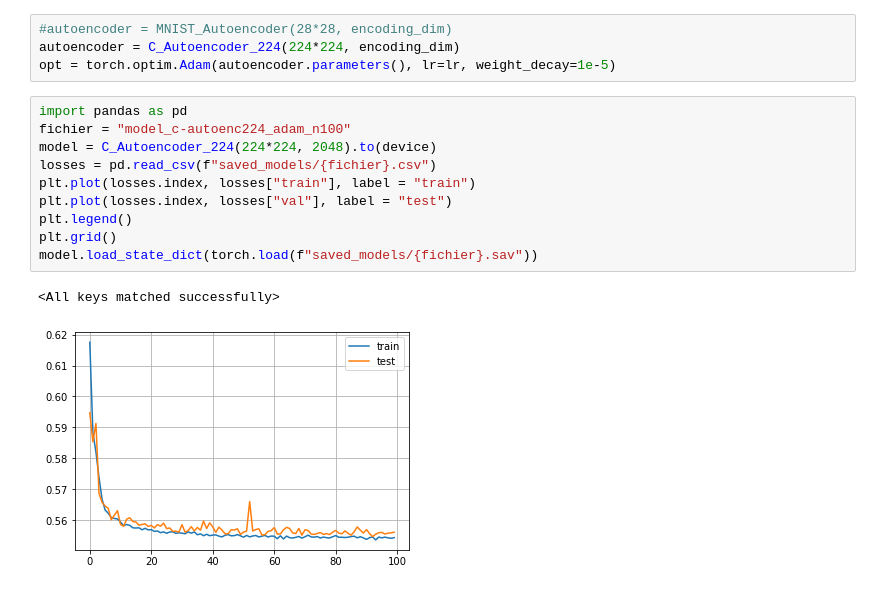
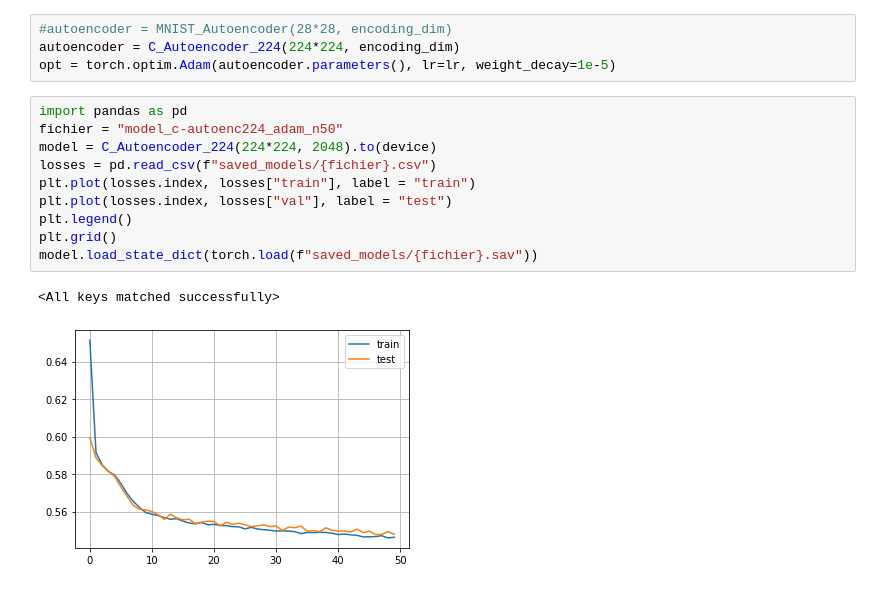
Before and after one commit to arthurviens/genmodel-DCGAN, a Jupyter notebook: autoencoder-t2.ipynb, the cells around one changed output. Drawn from its saved outputs; the diff is of its cells as text.

```diff
--- a/autoencoder-t2.ipynb
+++ b/autoencoder-t2.ipynb
@@ -52,17 +52,17 @@ autoencoder = C_Autoencoder_224(224*224, encoding_dim)
 opt = torch.optim.Adam(autoencoder.parameters(), lr=lr, weight_decay=1e-5)
 # %%
 import pandas as pd
-fichier = "model_c-autoenc224_adam_n100"
+fichier = "model_c-autoenc224_adam_n50"
 model = C_Autoencoder_224(224*224, 2048).to(device)
 losses = pd.read_csv(f"saved_models/{fichier}.csv")
 plt.plot(losses.index, losses["train"], label = "train")
 plt.plot(losses.index, losses["val"], label = "test")
 plt.legend()
 plt.grid()
 model.load_state_dict(torch.load(f"saved_models/{fichier}.sav"))
 # %% [output]
 <All keys matched successfully>
-[figure, old version]
+[figure, new version]
 # %%
 x = next(iter(test_loader))
 i = np.random.randint(batch_size_test)
```
Also changed, not shown: parts of 2 cells of this notebook, 4 other files.
